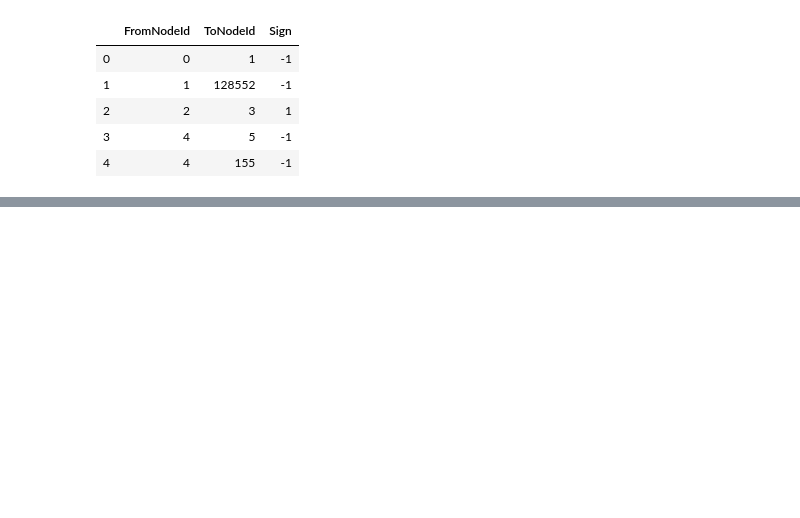
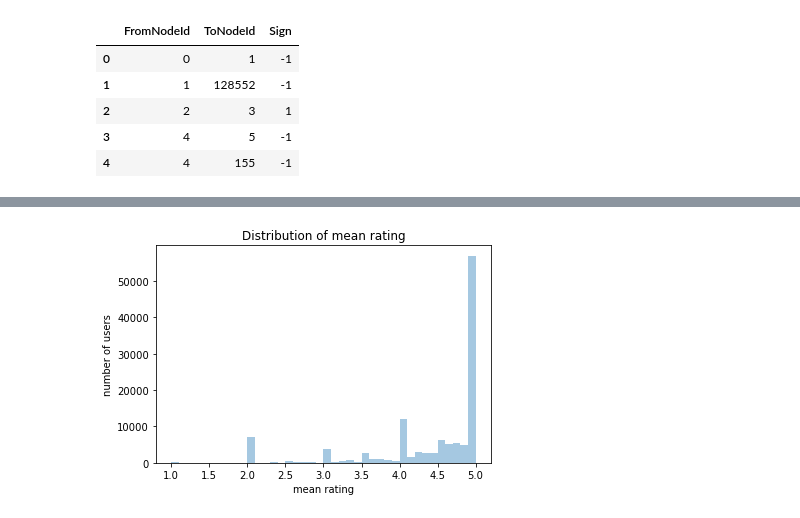
Before and after one commit to epfl-ada/ada-2020-project-milestone-p3-p3_adagio, a Jupyter notebook: preprocessing.ipynb, the cells around one changed output, grey strips where cells are left out. Cells and saved outputs as stored; diff of their text form; code cells hidden in the pictures; blank space fills up the shorter version.

```diff
--- a/preprocessing.ipynb
+++ b/preprocessing.ipynb
@@ -120,0 +277,6 @@ user_ratings.to_pickle('data/preprocessed.pkl')
+# %%
+ax = sns.distplot(members['avg_ratings'], bins=40, kde=False);
+ax.set(title='Distribution of mean rating', xlabel='mean rating', ylabel='number of users')
+plt.show()
+# %% [output]
+[figure, added]
```
Also changed, not shown: parts of 68 cells of this notebook.
